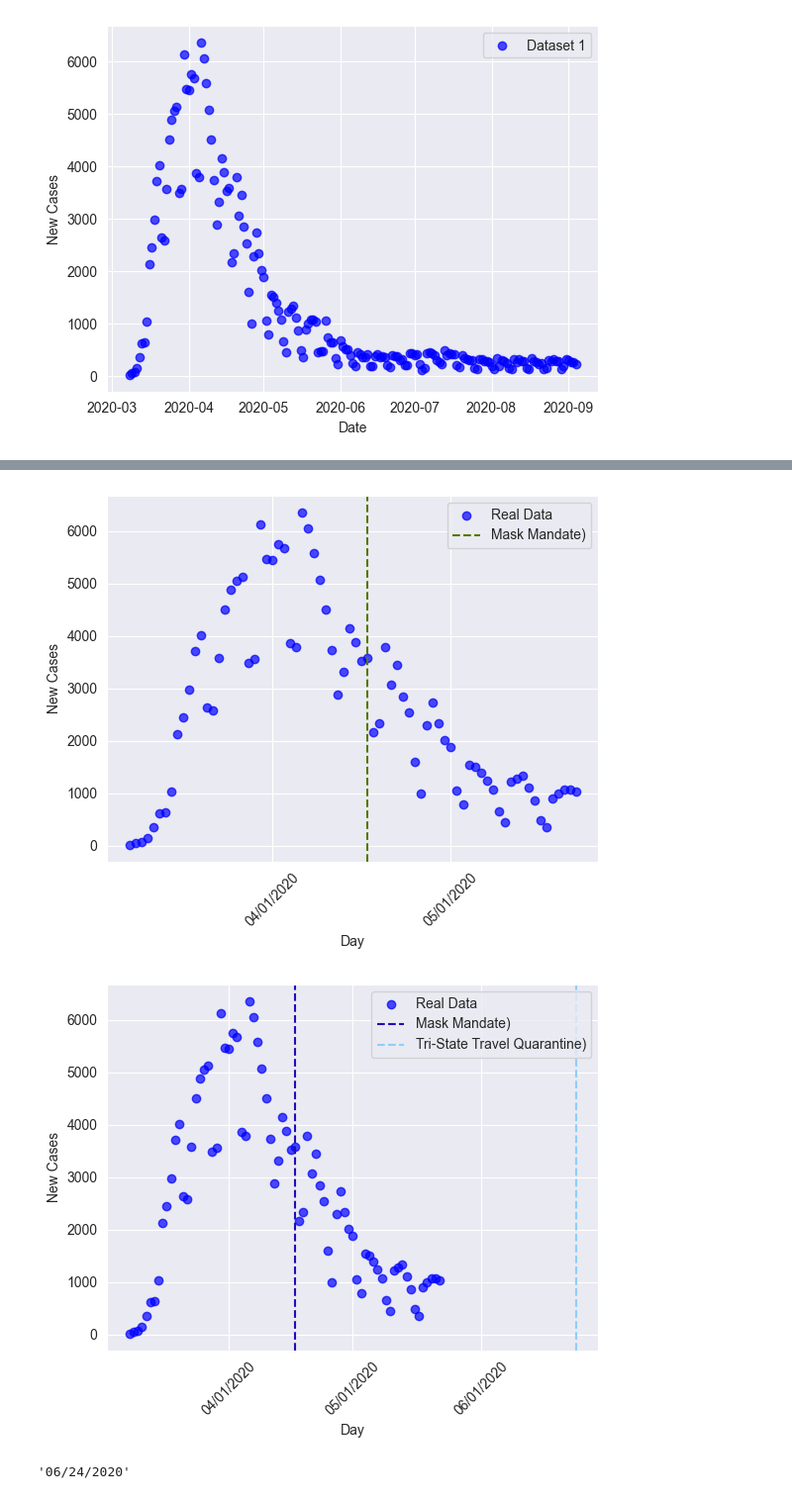
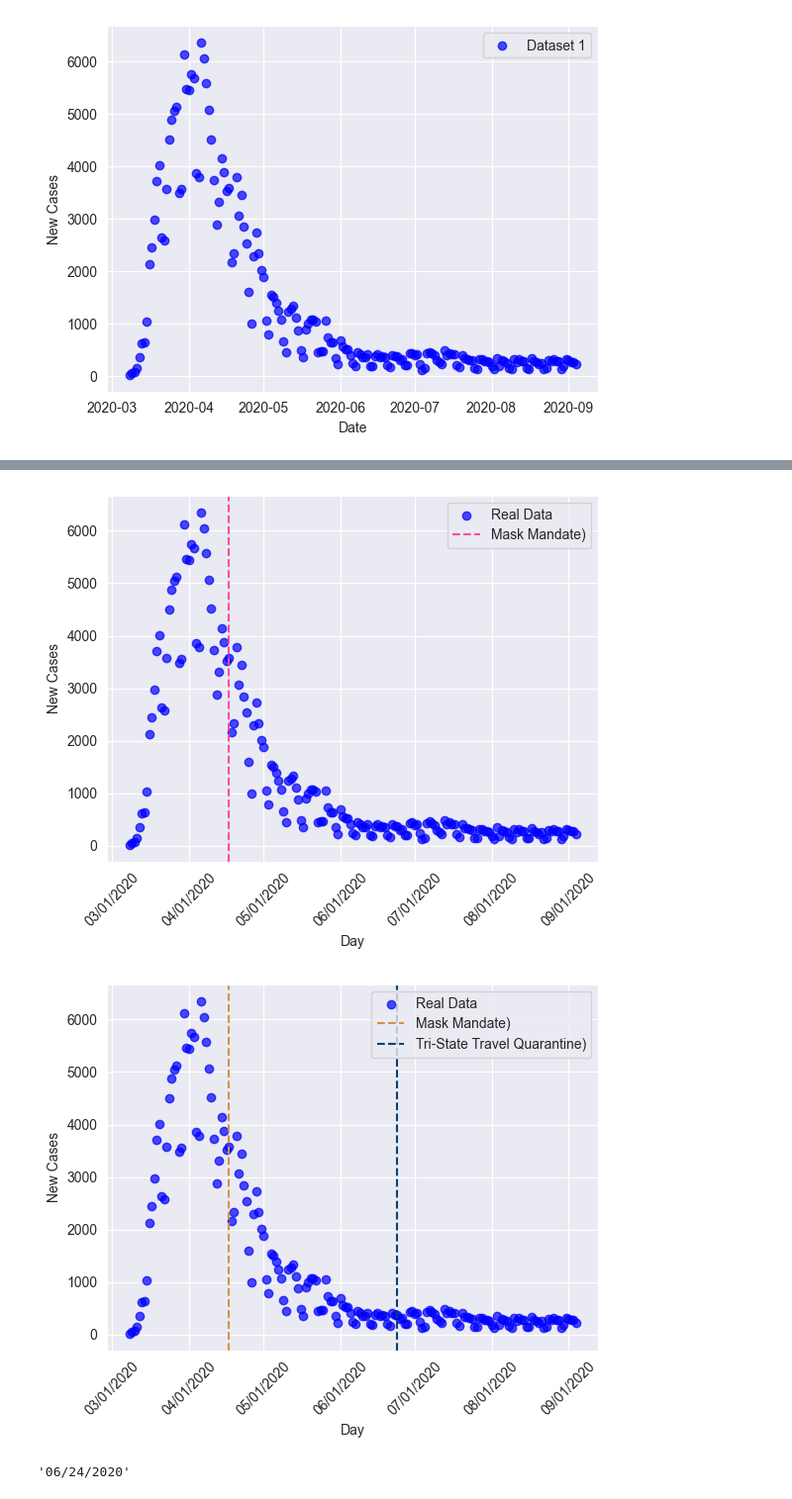
Before and after one commit to OnkarSama/SI-Graphs, a Jupyter notebook: SIRVisualization.ipynb, the cells around one changed output, grey strips where cells are left out. Shown at 99% size. Cells and saved outputs as stored; diff of their text form; code cells hidden in the pictures.

```diff
--- a/SIRVisualization.ipynb
+++ b/SIRVisualization.ipynb
@@ -453,8 +453,8 @@ date_col = "date_of_interest"
 cases_col = "CASE_COUNT"
 
 start_date = "03/08/2020"
-end_date = "05/22/2020" # 75 days
-#end_date = "09/04/2020"
+# end_date = "05/22/2020" # 75 days
+end_date = "09/04/2020"
 df_date= date_range_selector(df1,start_date,end_date,date_col,cases_col)
 
 
@@ -475,5 +475,5 @@ plot_test(combos,plt)
-[figure, old version]
+[figure, new version]
-[figure, old version]
+[figure, new version]
 # %%
 df_date_norm = normalize_df(df_date, cases_col, population_size=8300000)
 # %%
```
Also changed, not shown: parts of 12 cells of this notebook.
